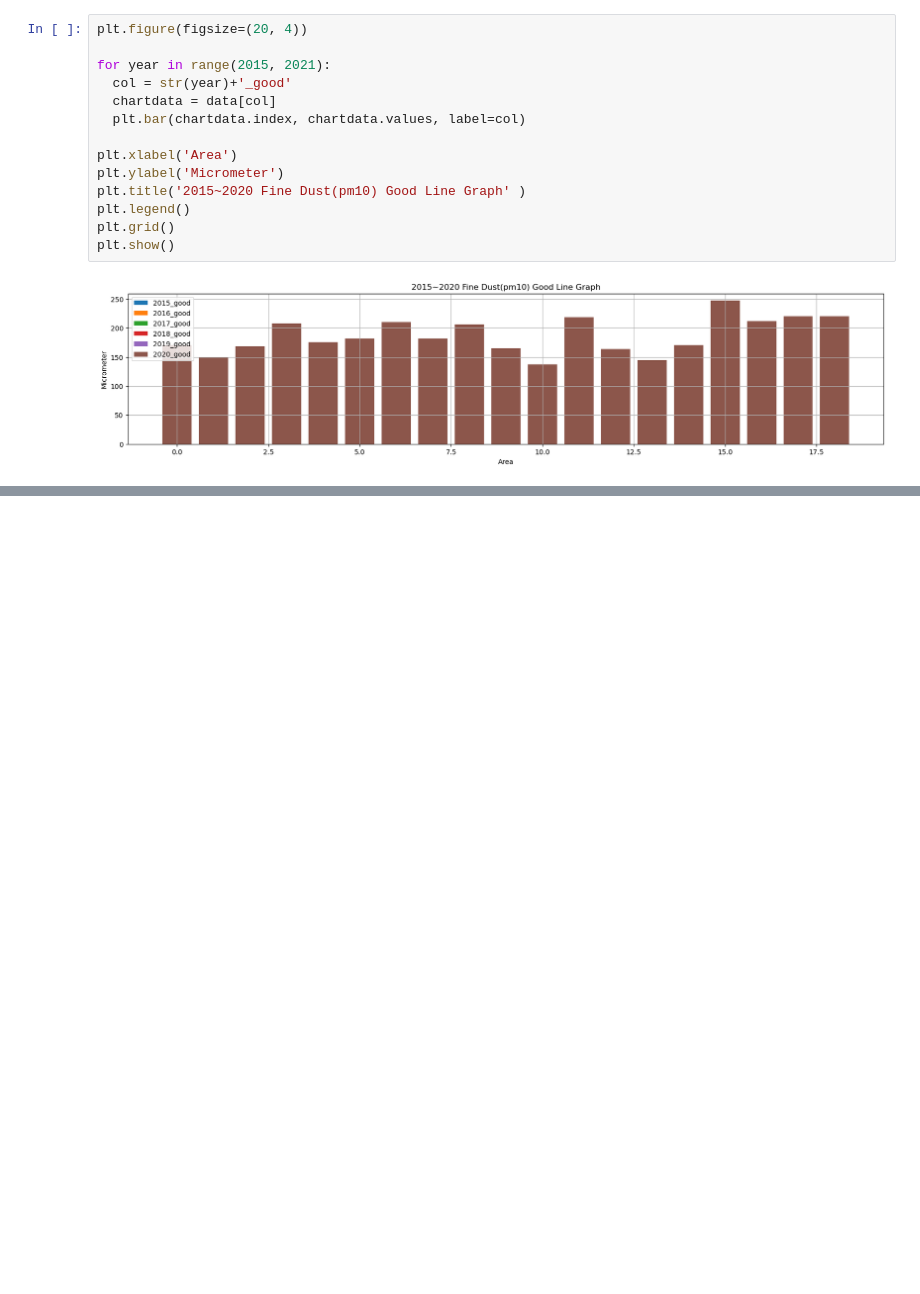
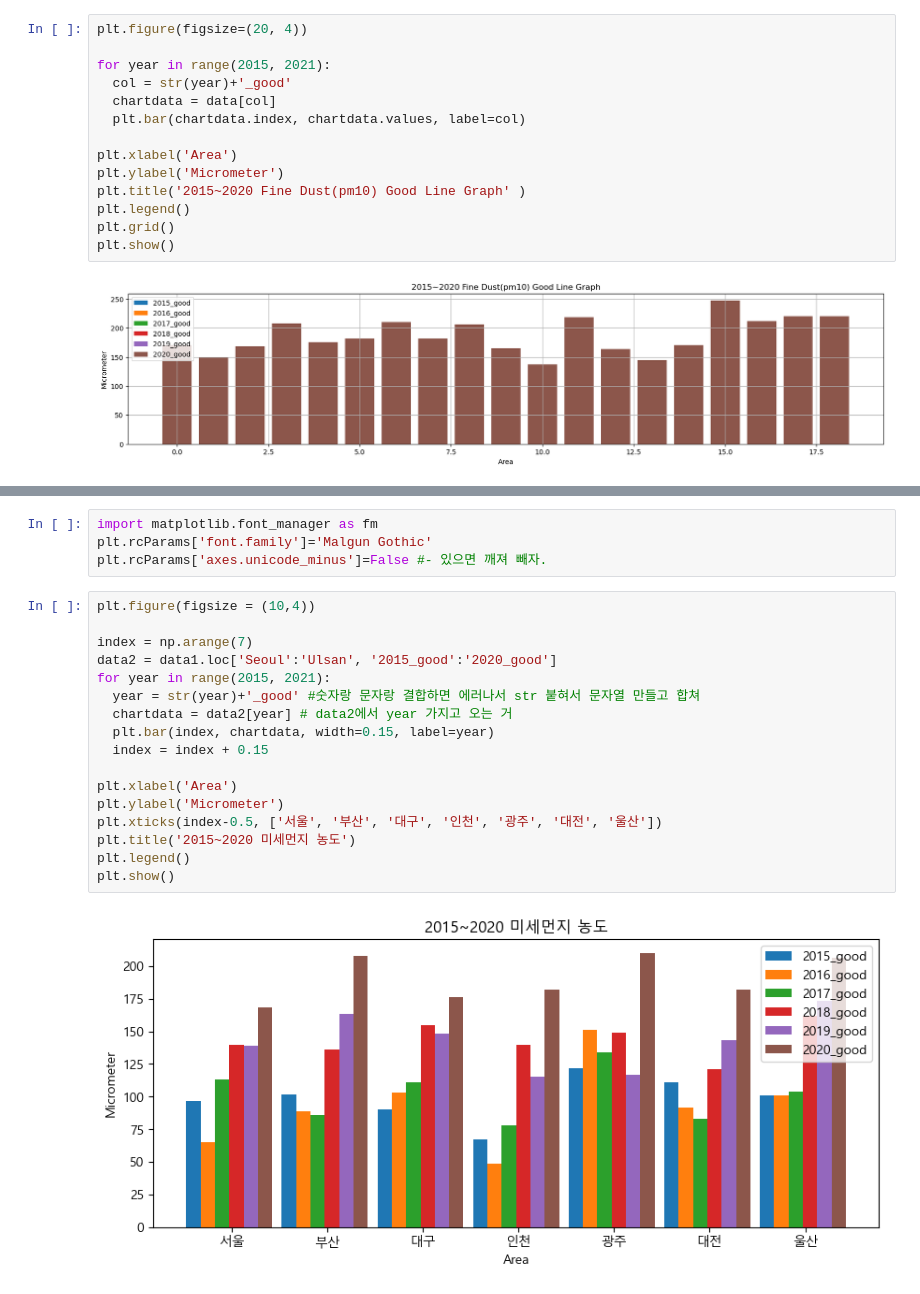
Before and after one commit to hoshibaby/Data_an, a Jupyter notebook: matplotlib.ipynb, the cells around one changed output, grey strips where cells are left out. Cells and saved outputs as stored; diff of their text form; blank space fills up the shorter version.

```diff
--- a/matplotlib.ipynb
+++ b/matplotlib.ipynb
@@ -161,0 +207,23 @@ plt.show()
+# %%
+import matplotlib.font_manager as fm
+plt.rcParams['font.family']='Malgun Gothic'
+plt.rcParams['axes.unicode_minus']=False #- 있으면 깨져 빼자.
+# %%
+plt.figure(figsize = (10,4))
+
+index = np.arange(7)
+data2 = data1.loc['Seoul':'Ulsan', '2015_good':'2020_good']
+for year in range(2015, 2021):
+  year = str(year)+'_good' #숫자랑 문자랑 결합하면 에러나서 str 붙혀서 문자열 만들고 합쳐
+  chartdata = data2[year] # data2에서 year 가지고 오는 거
+  plt.bar(index, chartdata, width=0.15, label=year)
+  index = index + 0.15
+
+plt.xlabel('Area')
+plt.ylabel('Micrometer')
+plt.xticks(index-0.5, ['서울', '부산', '대구', '인천', '광주', '대전', '울산'])
+plt.title('2015~2020 미세먼지 농도')
+plt.legend()
+plt.show()
+# %% [output]
+[figure, added]
```
Also changed, not shown: parts of 23 cells of this notebook, 5 other files.
